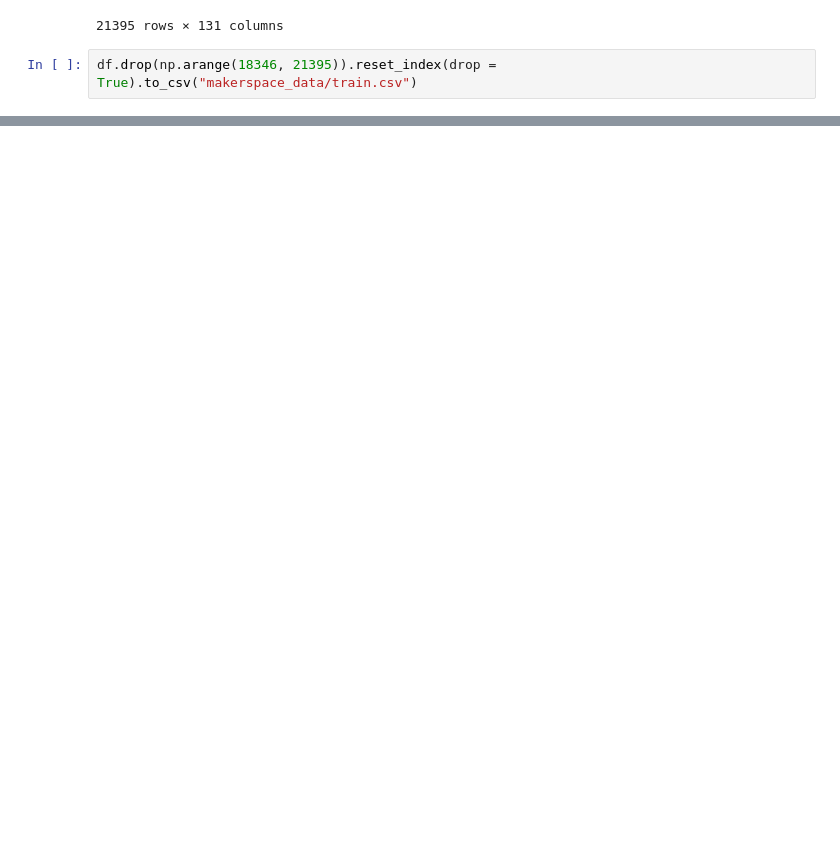
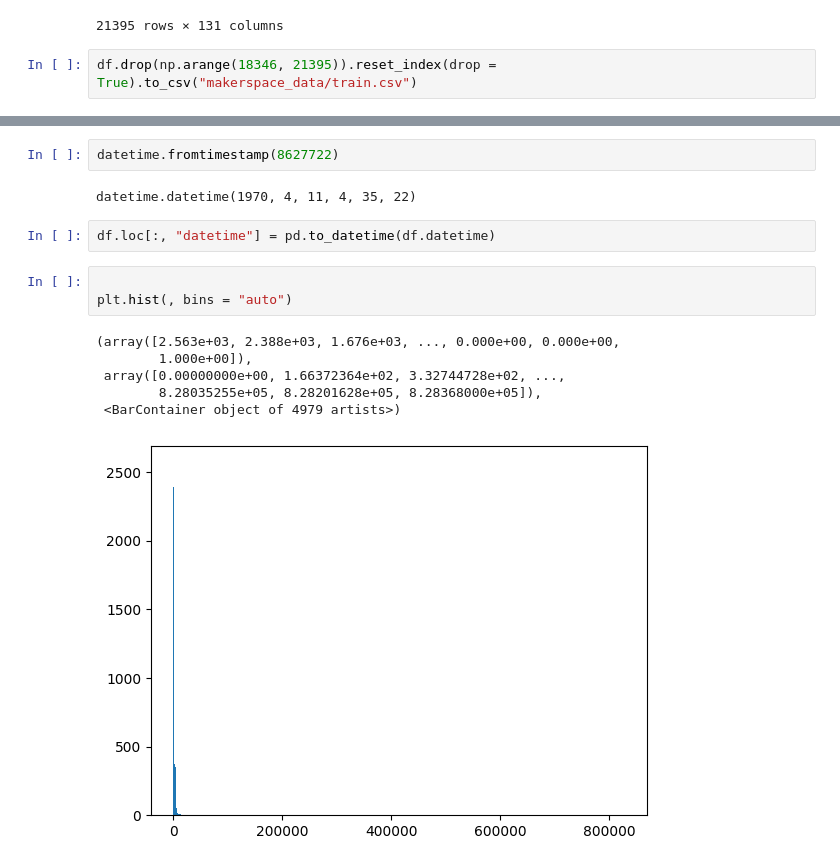
Before and after one commit to ProProcer/csi-project, a Jupyter notebook: parsing_data.ipynb, the cells around one changed output, grey strips where cells are left out. Saved outputs shown, nothing was run; the diff lists cells and outputs as text; blank space fills up the shorter version.

```diff
--- a/parsing_data.ipynb
+++ b/parsing_data.ipynb
@@ -242,0 +298,16 @@ df.drop(np.arange(18346, 21395)).reset_index(drop = True).to_csv("makerspace_dat
+# %%
+datetime.fromtimestamp(8627722)
+# %% [output]
+datetime.datetime(1970, 4, 11, 4, 35, 22)
+# %%
+df.loc[:, "datetime"] = pd.to_datetime(df.datetime)
+# %%
+
+plt.hist(, bins = "auto")
+# %% [output]
+(array([2.563e+03, 2.388e+03, 1.676e+03, ..., 0.000e+00, 0.000e+00,
+        1.000e+00]),
+ array([0.00000000e+00, 1.66372364e+02, 3.32744728e+02, ...,
+        8.28035255e+05, 8.28201628e+05, 8.28368000e+05]),
+ <BarContainer object of 4979 artists>)
+[figure, added]
```
Also changed, not shown: parts of 16 cells of this notebook, 1 other file.
